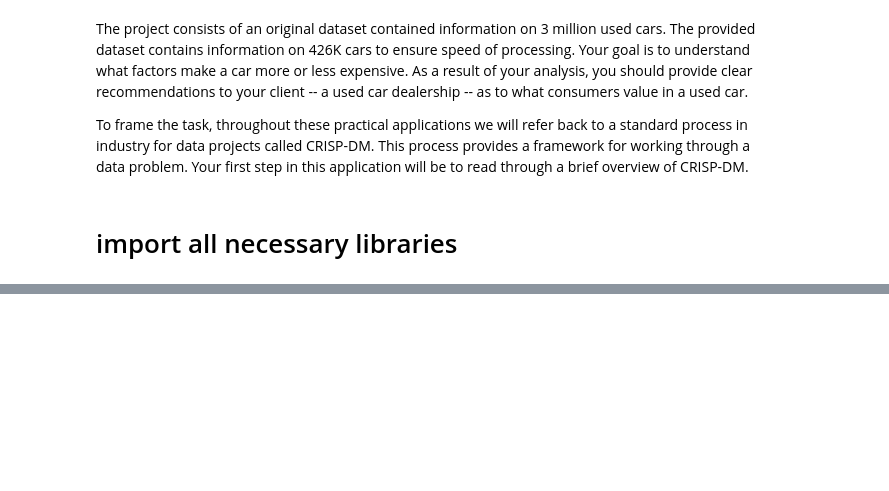
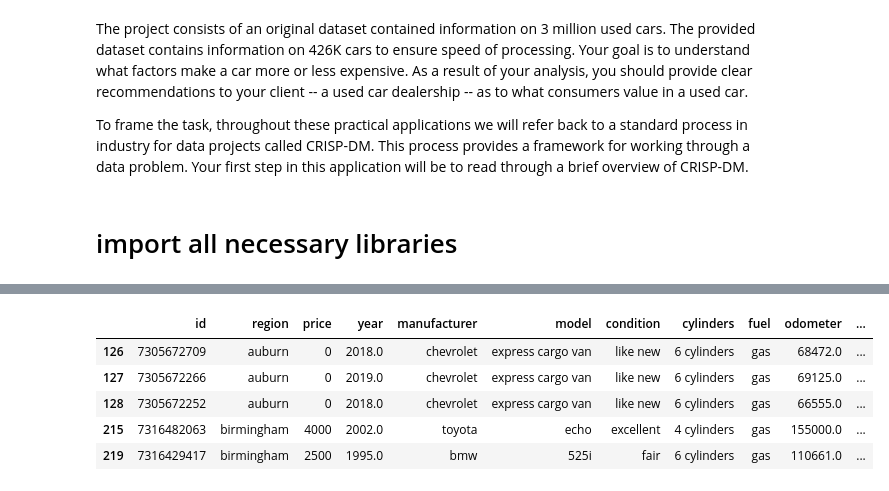
Before and after one commit to gnbalekaki/used_cars_project, a Jupyter notebook: cars_used.ipynb, the cells around one changed output, grey strips where cells are left out. Cells and saved outputs as stored; diff of their text form; code cells hidden in the pictures; blank space fills up the shorter version.

```diff
--- a/cars_used.ipynb
+++ b/cars_used.ipynb
@@ -30,0 +56,11 @@ df.info()
+# %%
+#plot graphs for v#drop nulls from the dataframe
+df_cleaned = df.dropna()
+df_cleaned.head()
+# %% [output]
+|  | id | region | price | year | manufacturer | model | condition | cylinders | fuel | odometer | ... |
+| 126 | 7305672709 | auburn | 0 | 2018.0 | chevrolet | express cargo van | like new | 6 cylinders | gas | 68472.0 | ... |
+| 127 | 7305672266 | auburn | 0 | 2019.0 | chevrolet | express cargo van | like new | 6 cylinders | gas | 69125.0 | ... |
+| 128 | 7305672252 | auburn | 0 | 2018.0 | chevrolet | express cargo van | like new | 6 cylinders | gas | 66555.0 | ... |
+| 215 | 7316482063 | birmingham | 4000 | 2002.0 | toyota | echo | excellent | 4 cylinders | gas | 155000.0 | ... |
+| 219 | 7316429417 | birmingham | 2500 | 1995.0 | bmw | 525i | fair | 6 cylinders | gas | 110661.0 | ... |
```
Also changed, not shown: parts of 16 cells of this notebook.
